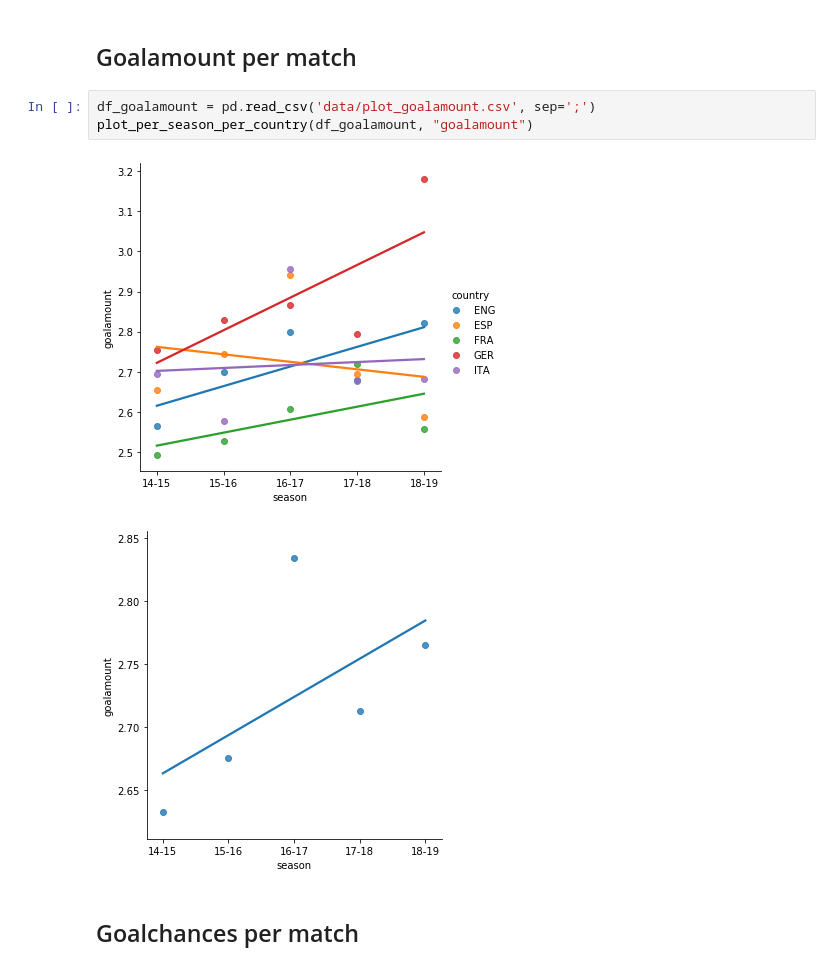
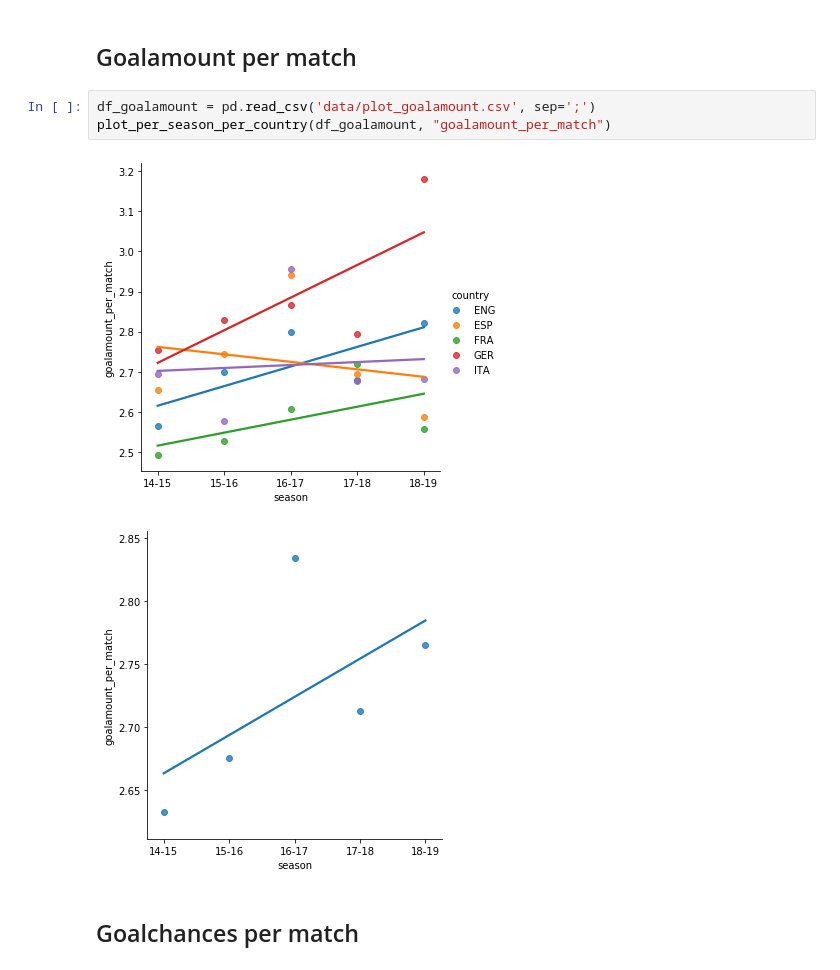
Before and after one commit to LUKEx76/football_prediction, a Jupyter notebook: plotting/plotting.ipynb, the cells around one changed output. Saved outputs shown, nothing was run; the diff lists cells and outputs as text.

```diff
--- a/plotting/plotting.ipynb
+++ b/plotting/plotting.ipynb
@@ -46,10 +45,10 @@ plot_per_season_per_country(df_homefield, y="homefield_adv")
 ## Goalamount per match
 # %%
 df_goalamount = pd.read_csv('data/plot_goalamount.csv', sep=';')
-plot_per_season_per_country(df_goalamount, "goalamount")
+plot_per_season_per_country(df_goalamount, "goalamount_per_match")
 # %% [output]
-[figure, old version]
+[figure, new version]
-[figure, old version]
+[figure, new version]
 # %% [markdown]
 ## Goalchances per match
 # %%
```
Also changed, not shown: parts of 7 cells of this notebook, 7 other files.
